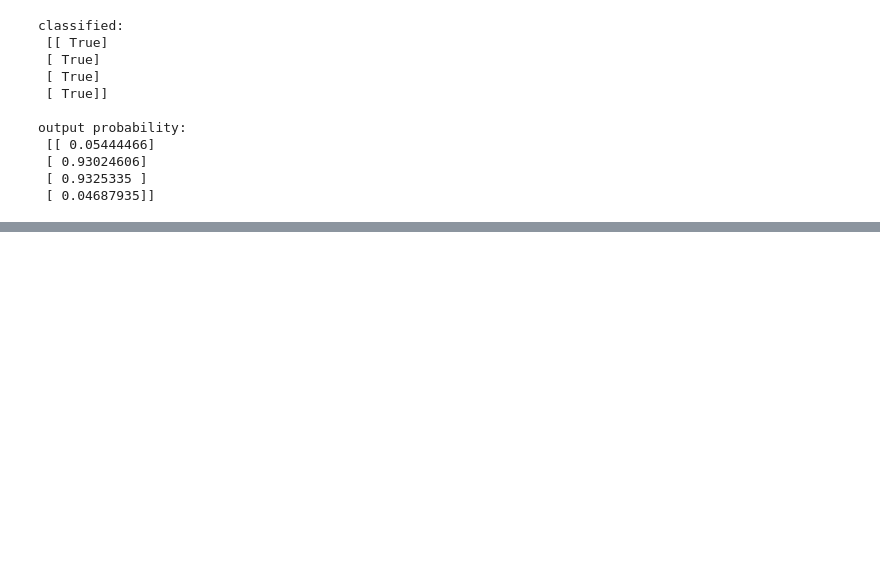
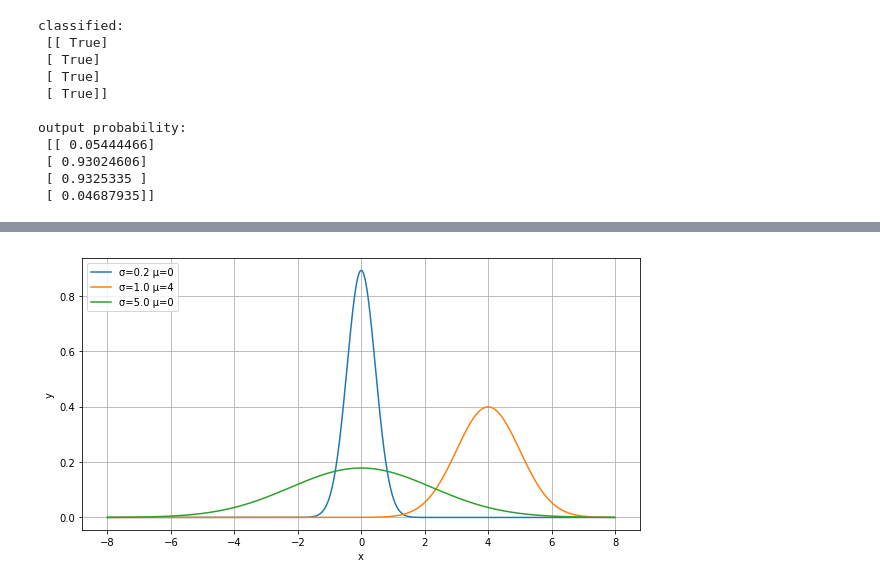
Before and after one commit to YouheiKomakine/pytorch-code-examples, a Jupyter notebook: Syoukai_DeepLearning_2.ipynb, the cells around one changed output, grey strips where cells are left out. Cells and saved outputs as stored; diff of their text form; code cells hidden in the pictures; blank space fills up the shorter version.

```diff
--- a/Syoukai_DeepLearning_2.ipynb
+++ b/Syoukai_DeepLearning_2.ipynb
@@ -562,0 +650,24 @@ output probability:
+# %%
+%matplotlib inline
+import matplotlib.pyplot as plt
+import numpy as np
+
+plt.figure(figsize=(10,5))    #画像の出力をおおきくする
+
+sigma = [0.2,1.0,5.0]     #シグマの値
+muu = [0,4,0]    #μの値
+
+x = np.arange(-8., 8., 0.01)     #-8から８まで0.01刻みの配列
+
+for i in zip(sigma,muu):     #zipは同時にループしてくれます
+    y = (1 / np.sqrt(2 * np.pi * i[0] ) ) * np.exp(-(x - i[1]) ** 2 / (2 * i[0]) )     #ガウス分布の公式
+
+    plt.plot(x, y)     #x, yをplotします
+    plt.grid()     #グリット線を引いてくれます
+    plt.xlabel('x')     #x軸のラベル
+    plt.ylabel('y')     #y軸のラベル
+    plt.legend(["σ=0.2 μ=0", "σ=1.0 μ=4","σ=5.0 μ=0"],loc="upper left")   #凡例を左上に表示
+
+plt.show()
+# %% [output]
+[figure, added]
```
Also changed, not shown: parts of 9 cells of this notebook.
